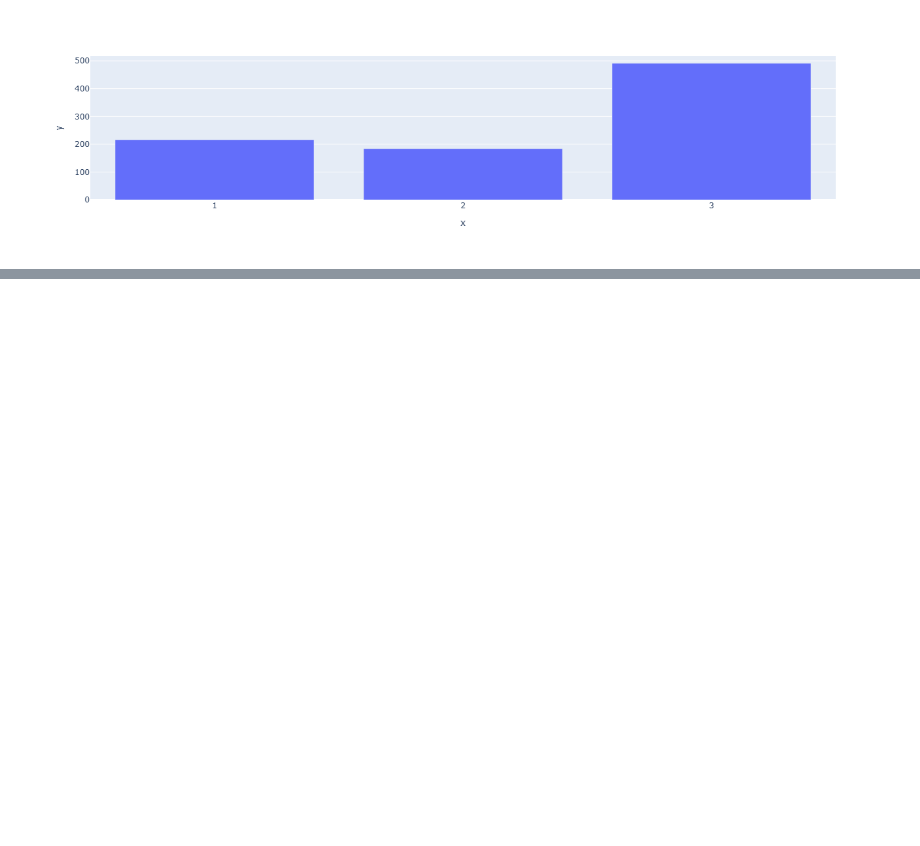
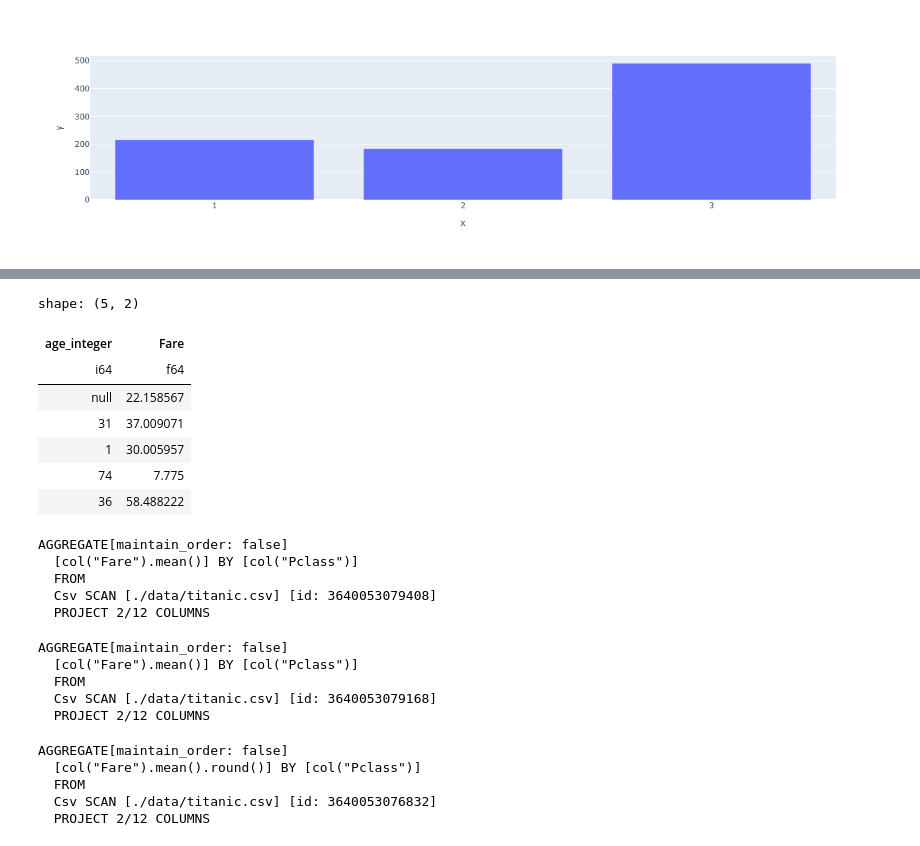
Before and after one commit to yukikitayama/data-analysis, a Jupyter notebook: polars/grouping_aggregation.ipynb, the cells around one changed output, grey strips where cells are left out. Cells and saved outputs as stored; diff of their text form; code cells hidden in the pictures; blank space fills up the shorter version.

```diff
--- a/polars/grouping_aggregation.ipynb
+++ b/polars/grouping_aggregation.ipynb
@@ -400,0 +475,65 @@ SELECT [col("Pclass").value_counts()]
+# %%
+(
+    df
+    .group_by(
+        age_integer = pl.col("Age").cast(pl.Int64)
+    )
+    .agg(
+        pl.col("Fare").mean()
+    )
+    .head()
+)
+# %% [output]
+shape: (5, 2)
+| age_integer | Fare |
+| i64 | f64 |
+| null | 22.158567 |
+| 31 | 37.009071 |
+| 1 | 30.005957 |
+| 74 | 7.775 |
+| 36 | 58.488222 |
+# %%
+print(
+    pl.scan_csv(CSV_FILE)
+    .group_by("Pclass")
+    .agg(
+        pl.col("Fare").mean()
+    )
+    .explain()
+)
+# %% [output]
+AGGREGATE[maintain_order: false]
+  [col("Fare").mean()] BY [col("Pclass")]
+  FROM
+  Csv SCAN [./data/titanic.csv] [id: 3640053079408]
+  PROJECT 2/12 COLUMNS
+# %%
+print(
+    pl.scan_csv(CSV_FILE)
+    .group_by("Pclass")
+    .agg(
+        pl.col("Fare").mean()
+    )
+    .explain(engine=True)
+)
+# %% [output]
+AGGREGATE[maintain_order: false]
+  [col("Fare").mean()] BY [col("Pclass")]
+  FROM
+  Csv SCAN [./data/titanic.csv] [id: 3640053079168]
+  PROJECT 2/12 COLUMNS
+# %%
+print(
+    pl.scan_csv(CSV_FILE)
+    .group_by("Pclass")
+    .agg(
+        pl.col("Fare").mean().round(1)
+    )
+    .explain(engine=True)
+)
+# %% [output]
+AGGREGATE[maintain_order: false]
+  [col("Fare").mean().round()] BY [col("Pclass")]
+  FROM
+  Csv SCAN [./data/titanic.csv] [id: 3640053076832]
+  PROJECT 2/12 COLUMNS
```
Also changed, not shown: parts of 11 cells of this notebook, 1 other file.
